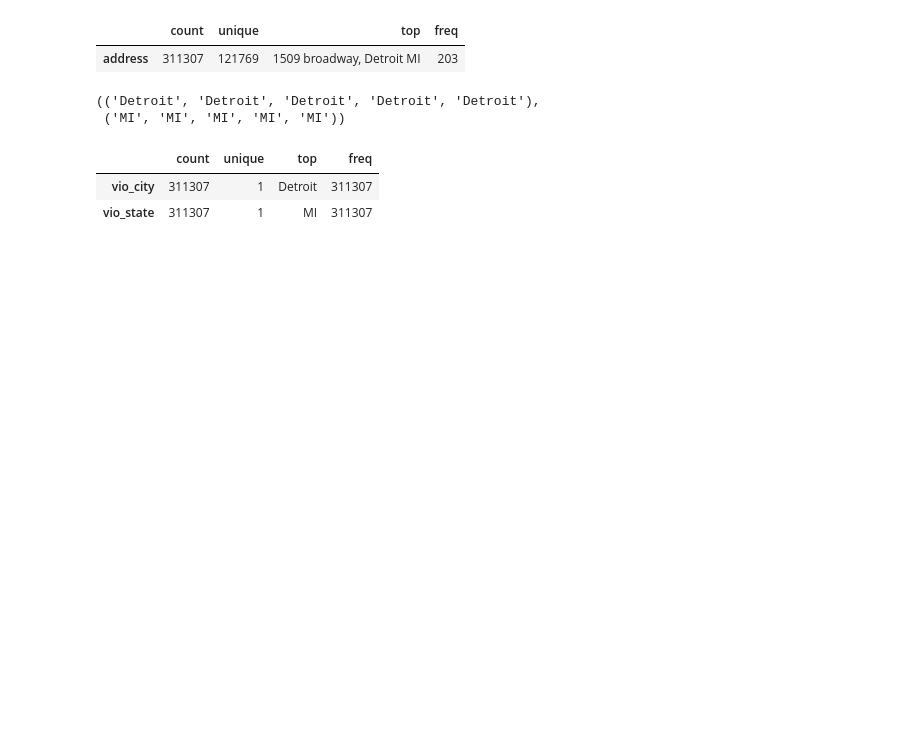
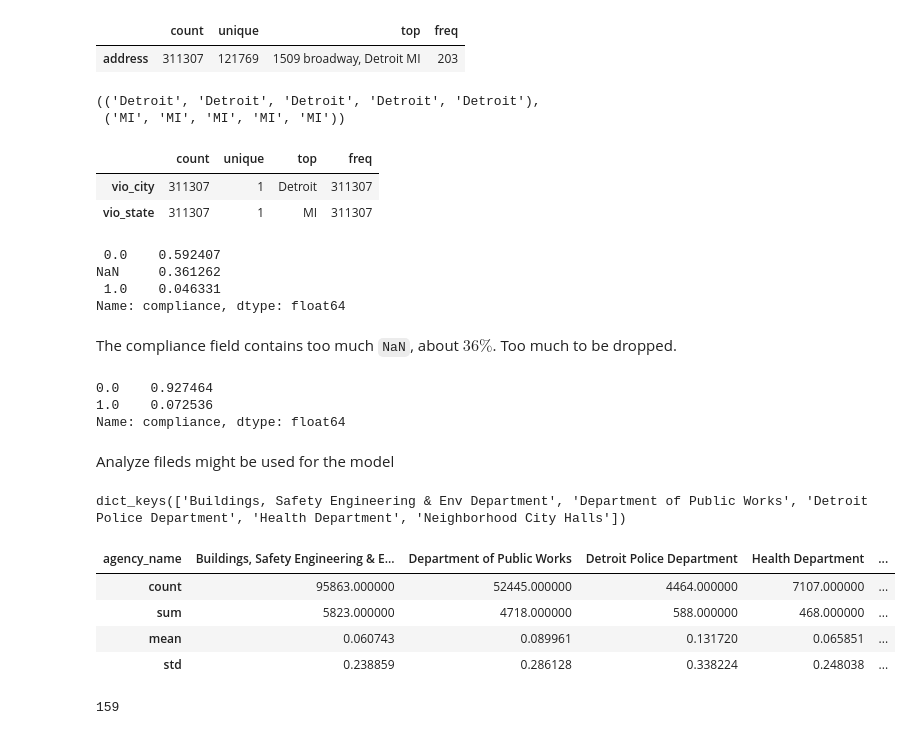
Before and after one commit to hmchen47/DataScience, a Jupyter notebook: AppliedDS-UMich/3-AML/notebooks/Ref1-Assignment4.ipynb, the cells around one changed output. Saved outputs shown, nothing was run; the diff lists cells and outputs as text; code cells hidden in the pictures; blank space fills up the shorter version.

Commit message:
feat: add code to inspect the individual files might be useful

```diff
--- a/AppliedDS-UMich/3-AML/notebooks/Ref1-Assignment4.ipynb
+++ b/AppliedDS-UMich/3-AML/notebooks/Ref1-Assignment4.ipynb
@@ -93,3 +93,43 @@ violation_address.describe(include='all').T
 |  | count | unique | top | freq |
 | vio_city | 311307 | 1 | Detroit | 311307 |
 | vio_state | 311307 | 1 | MI | 311307 |
+# %%
+# Compliance column values and their percentages
+df_train.compliance.value_counts(dropna=False)/len(df_train)
+# %% [output]
+ 0.0    0.592407
+NaN     0.361262
+ 1.0    0.046331
+Name: compliance, dtype: float64
+# %% [markdown]
+The compliance field contains too much `NaN`, about $36\%$.  Too much to be dropped.
+# %%
+# Treat NaN value as 0.0 assume that they are compliant
+df_train_all = df_train.copy()
+df_train = df_train.dropna(subset=['compliance'])
+
+df_train.compliance.value_counts(dropna=False)/len(df_train)
+# %% [output]
+0.0    0.927464
+1.0    0.072536
+Name: compliance, dtype: float64
+# %% [markdown]
+Analyze fileds might be used for the model
+# %%
+df_train.groupby('agency_name').groups.keys()
+# %% [output]
+dict_keys(['Buildings, Safety Engineering & Env Department', 'Department of Public Works', 'Detroit Police Department', 'Health Department', 'Neighborhood City Halls'])
+# %%
+df_train.groupby('agency_name').compliance.agg(['count', 'sum', 'mean', 'std']).T
+# From mean, Detroit Police Department offers >13% => more people paid
+# %% [output]
+| agency_name | Buildings, Safety Engineering & E... | Department of Public Works | Detroit Police Department | Health Department | ... |
+| count | 95863.000000 | 52445.000000 | 4464.000000 | 7107.000000 | ... |
+| sum | 5823.000000 | 4718.000000 | 588.000000 | 468.000000 | ... |
+| mean | 0.060743 | 0.089961 | 0.131720 | 0.065851 | ... |
+| std | 0.238859 | 0.286128 | 0.338224 | 0.248038 | ... |
+# %%
+len(df_train.groupby('inspector_name').groups)
+# too many to be useful
+# %% [output]
+159
```
Also changed, not shown: parts of 6 cells of this notebook.
